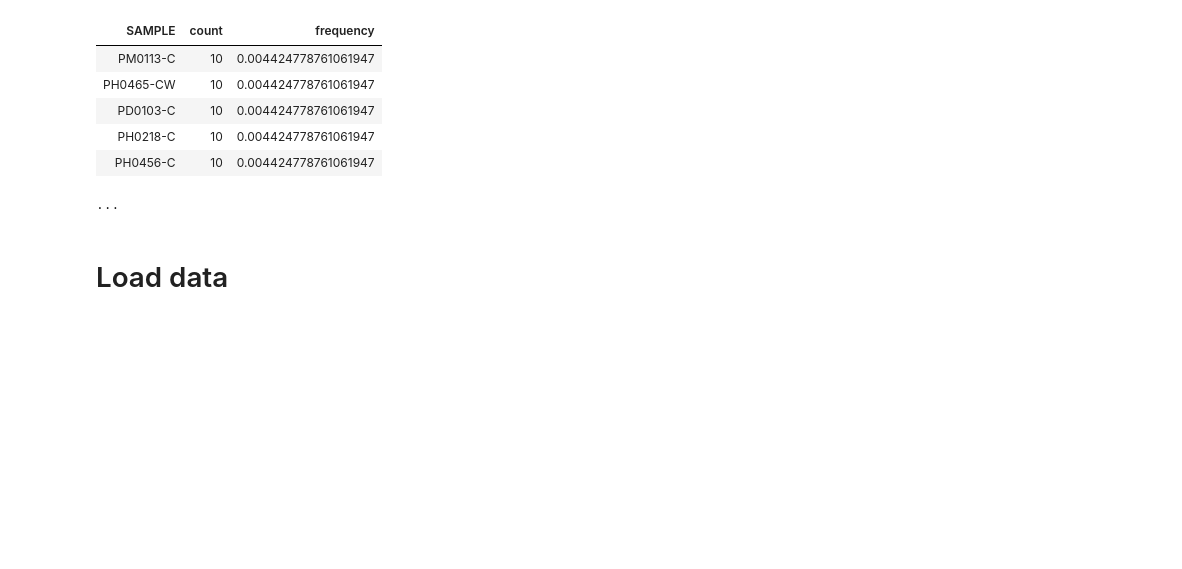
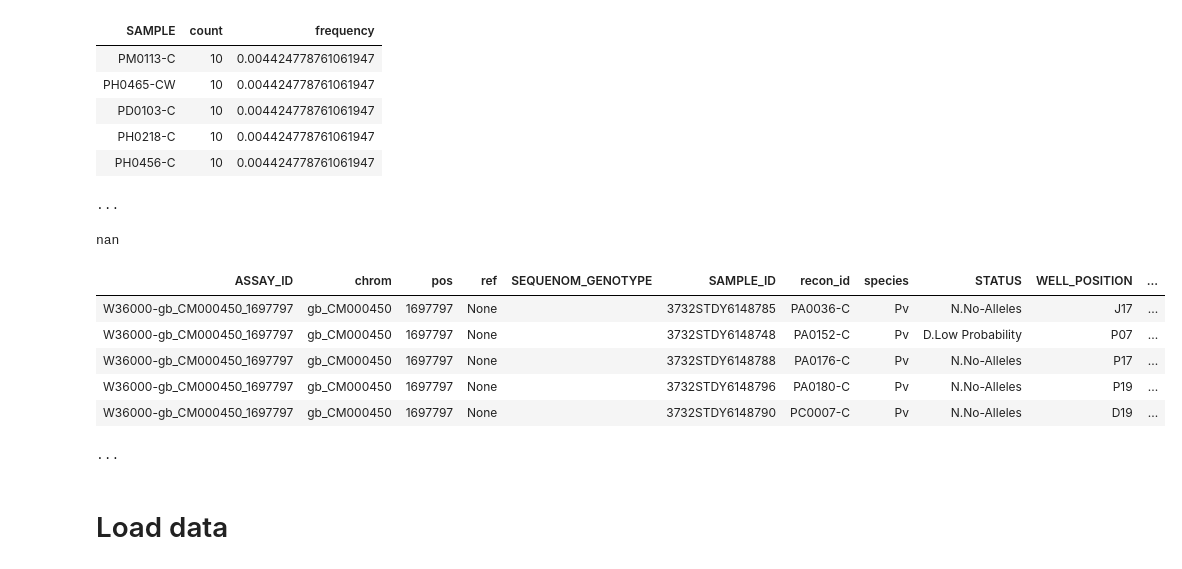
Before and after one commit to malariagen/methods-dev, a Jupyter notebook: recon/notebooks/20150729_sanger_sequenom_calling.ipynb, the cells around one changed output. Saved outputs shown, nothing was run; the diff lists cells and outputs as text; code cells hidden in the pictures; blank space fills up the shorter version.

```diff
--- a/recon/notebooks/20150729_sanger_sequenom_calling.ipynb
+++ b/recon/notebooks/20150729_sanger_sequenom_calling.ipynb
@@ -413,6 +454,20 @@ def cache_calling_results(tbl_sanger_sequenom, tbl_calling_parameters, tbl_illum
         )
         tbl_calling_results.topickle(cache_fn)
     return etl.frompickle(cache_fn)
+# %%
+np.float64(0)/np.float64(0)
+# %% [output]
+nan
+# %%
+tbl_calling_results.selecteq('species', 'Pv').selectne('HEIGHT_1', 0)
+# %% [output]
+| ASSAY_ID | chrom | pos | ref | SEQUENOM_GENOTYPE | SAMPLE_ID | recon_id | species | STATUS | WELL_POSITION | ... |
+| W36000-gb_CM000450_1697797 | gb_CM000450 | 1697797 | None |  | 3732STDY6148785 | PA0036-C | Pv | N.No-Alleles | J17 | ... |
+| W36000-gb_CM000450_1697797 | gb_CM000450 | 1697797 | None |  | 3732STDY6148748 | PA0152-C | Pv | D.Low Probability | P07 | ... |
+| W36000-gb_CM000450_1697797 | gb_CM000450 | 1697797 | None |  | 3732STDY6148788 | PA0176-C | Pv | N.No-Alleles | P17 | ... |
+| W36000-gb_CM000450_1697797 | gb_CM000450 | 1697797 | None |  | 3732STDY6148796 | PA0180-C | Pv | N.No-Alleles | P19 | ... |
+| W36000-gb_CM000450_1697797 | gb_CM000450 | 1697797 | None |  | 3732STDY6148790 | PC0007-C | Pv | N.No-Alleles | D19 | ... |
+...
 # %% [markdown]
 # Load data
 # %%
```
Also changed, not shown: parts of 22 cells of this notebook, 4 other files.
